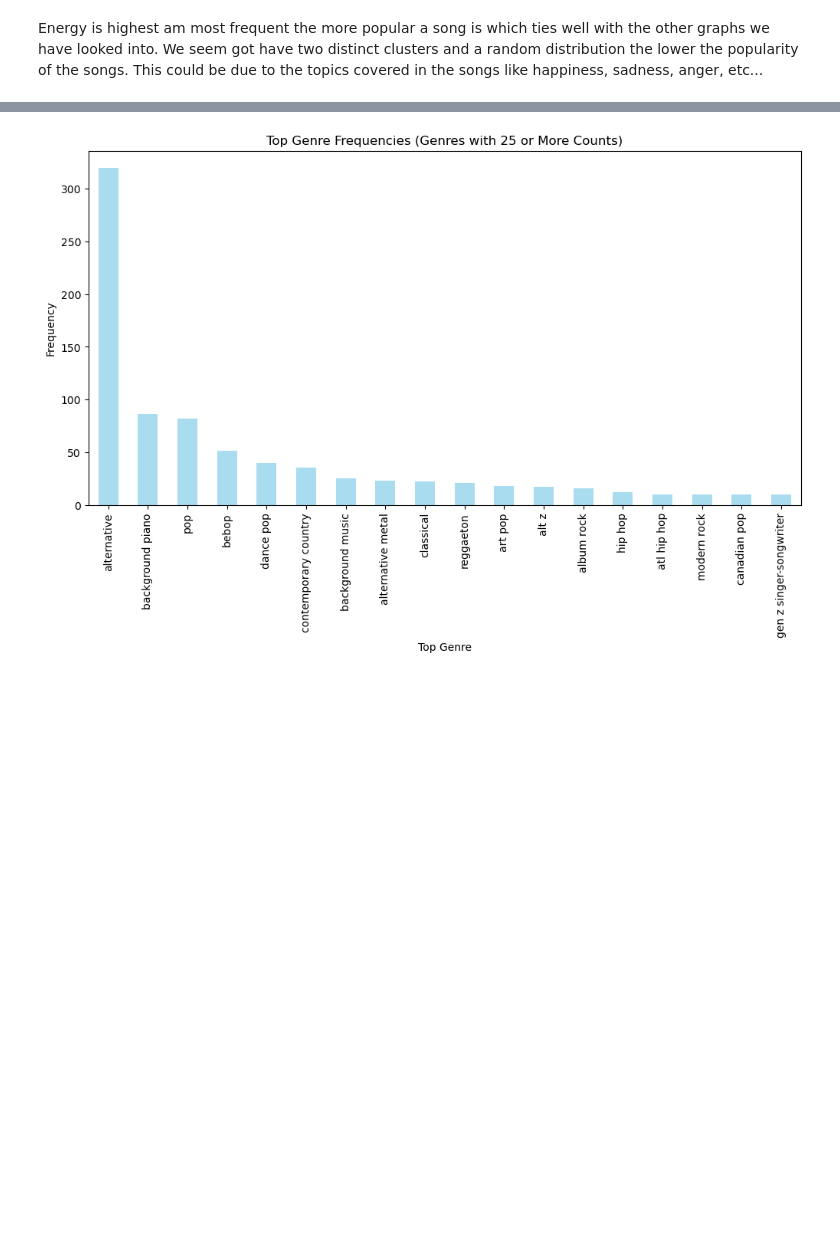
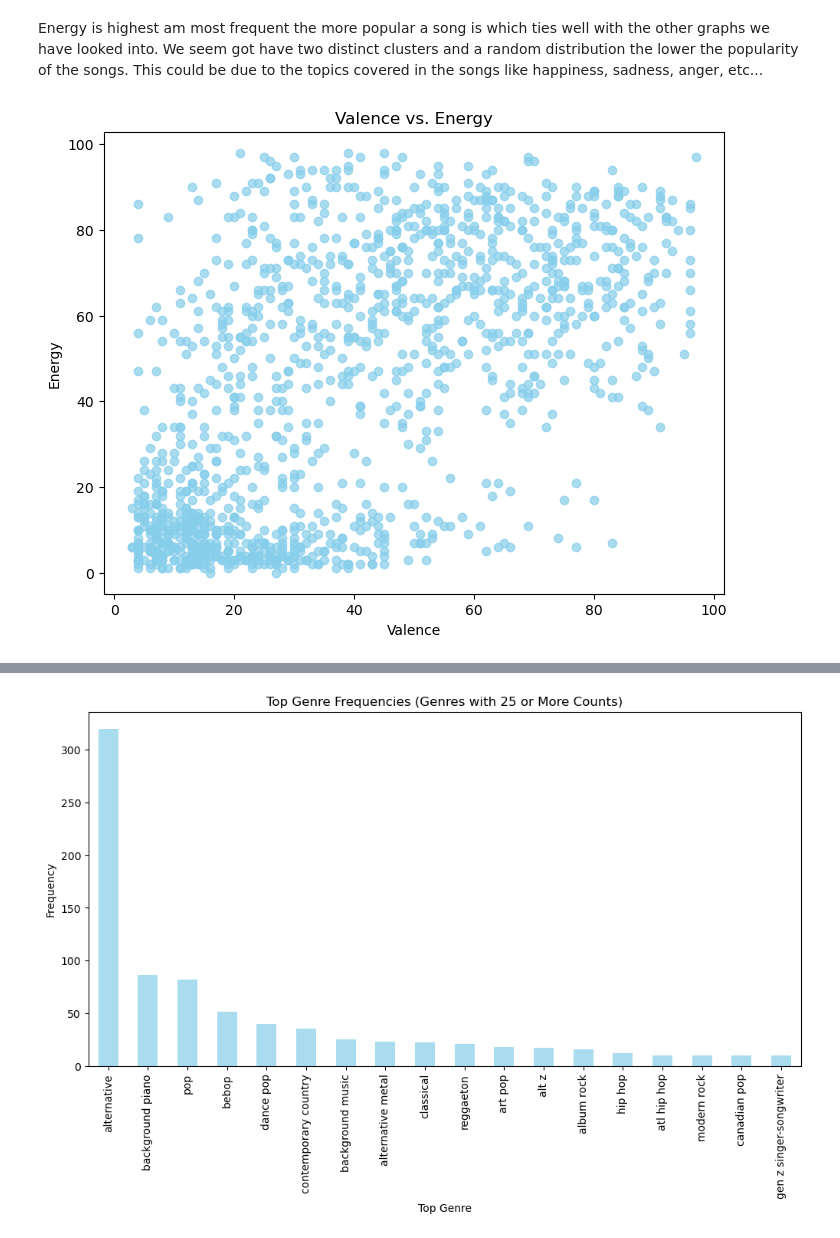
Before and after one commit to robbhuey/Spotify, a Jupyter notebook: Code/01_Cleaning_and_EDA.ipynb, the cells around one changed output, grey strips where cells are left out. Drawn from its saved outputs; the diff is of its cells as text; code cells hidden in the pictures; blank space fills up the shorter version.

```diff
--- a/Code/01_Cleaning_and_EDA.ipynb
+++ b/Code/01_Cleaning_and_EDA.ipynb
@@ -293,3 +302,15 @@ plt.show()
 [figure]
 # %% [markdown]
 Energy is highest am most frequent the more popular a song is which ties well with the other graphs we have looked into. We seem got have two distinct clusters and a random distribution the lower the popularity of the songs. This could be due to the topics covered in the songs like happiness, sadness, anger, etc...
+# %%
+#Larger graph to view clusters in valence vs energy.
+valence = spot['valence']
+
+plt.figure(figsize=(8, 6))
+plt.scatter(valence, energy, color='skyblue', alpha=0.7)
+plt.xlabel('Valence')
+plt.ylabel('Energy')
+plt.title('Valence vs. Energy')
+plt.show()
+# %% [output]
+[figure, added]
```
Also changed, not shown: parts of 10 cells of this notebook, 12 other files.
